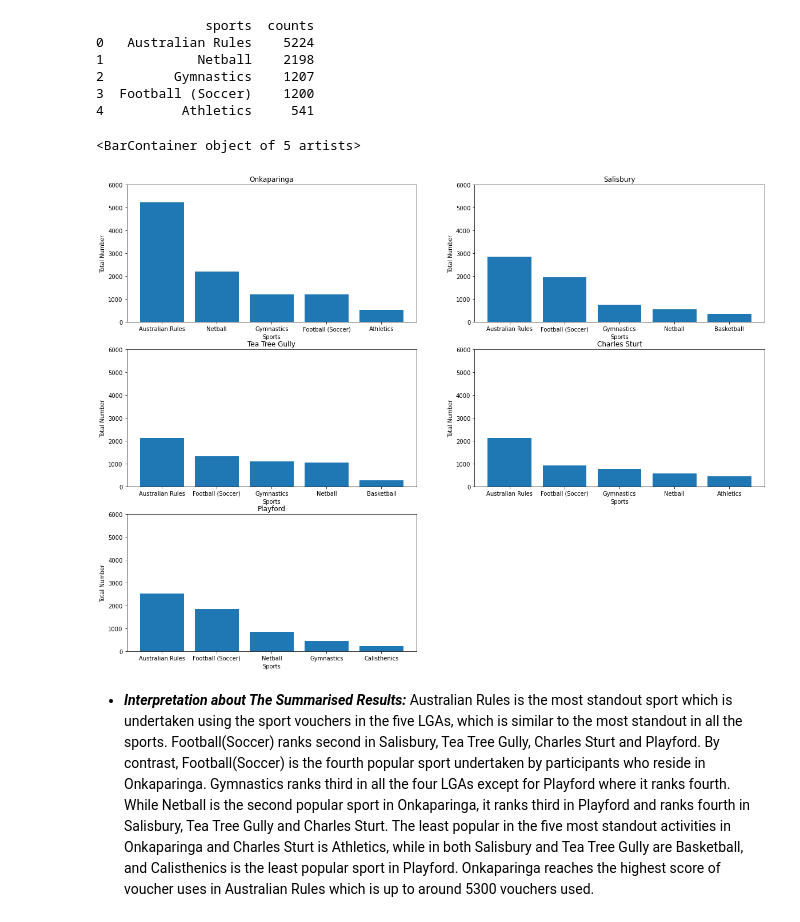
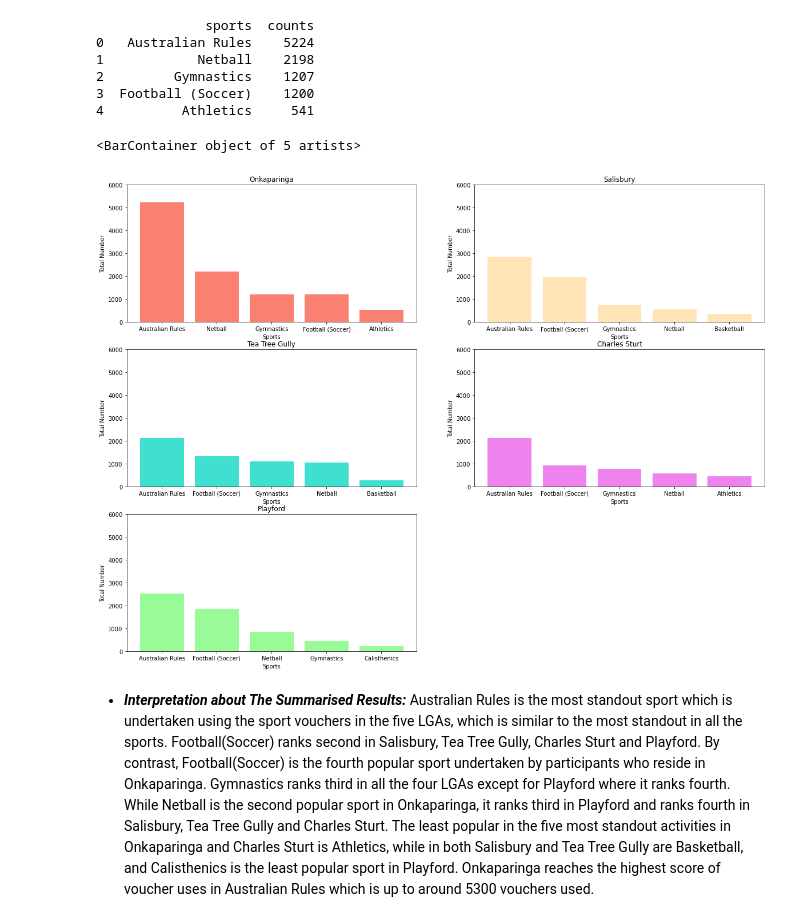
Before and after one commit to xuyenlinhHuynh/data-science-portfolio-xuyenlinhHuynh, a Jupyter notebook: Portfolio 2.ipynb, the cells around one changed output. Saved outputs shown, nothing was run; the diff lists cells and outputs as text; code cells hidden in the pictures.

```diff
--- a/Portfolio 2.ipynb
+++ b/Portfolio 2.ipynb
@@ -352,42 +352,42 @@ plt.ylim(0,6000)
 plt.title("Onkaparinga")
 plt.xlabel("Sports")
 plt.ylabel("Total Number")
-plt.bar(df_first_lga['sports'], df_first_lga['counts'])
+plt.bar(df_first_lga['sports'], df_first_lga['counts'], color="salmon")
 
 # Salisbury
 plt.subplot(3,2,2)
 plt.ylim(0,6000)
 plt.title("Salisbury")
 plt.xlabel("Sports")
 plt.ylabel("Total Number")
-plt.bar(df_second_lga['sports'], df_second_lga['counts'])
+plt.bar(df_second_lga['sports'], df_second_lga['counts'], color="moccasin")
 
 # Tea Tree Gully
 plt.subplot(3,2,3)
 plt.ylim(0,6000)
 plt.title("Tea Tree Gully")
 plt.xlabel("Sports")
 plt.ylabel("Total Number")
-plt.bar(df_third_lga['sports'], df_third_lga['counts'])
+plt.bar(df_third_lga['sports'], df_third_lga['counts'], color= "turquoise")
 
 # Playford
 plt.subplot(3,2,4)
 plt.ylim(0,6000)
 plt.title("Charles Sturt")
 plt.xlabel("Sports")
 plt.ylabel("Total Number")
-plt.bar(df_fourth_lga['sports'], df_fourth_lga['counts'])
+plt.bar(df_fourth_lga['sports'], df_fourth_lga['counts'], color= "violet")
 
 # Charles Sturt
 plt.subplot(3,2,5)
 plt.ylim(0,6000)
 plt.title("Playford")
 plt.xlabel("Sports")
 plt.ylabel("Total Number")
-plt.bar(df_fifth_lga['sports'], df_fifth_lga['counts'])
+plt.bar(df_fifth_lga['sports'], df_fifth_lga['counts'], color = "palegreen")
 # %% [output]
 <BarContainer object of 5 artists>
-[figure, old version]
+[figure, new version]
 # %% [markdown]
 * **_Interpretation about The Summarised Results:_**
 Australian Rules is the most standout sport which is undertaken using the sport vouchers in the five LGAs, which is similar to the most standout in all the sports. Football(Soccer) ranks second in Salisbury, Tea Tree Gully, Charles Sturt and Playford. By contrast, Football(Soccer) is the fourth popular sport undertaken by participants who reside in Onkaparinga. Gymnastics ranks third in all the four LGAs except for Playford where it ranks fourth. While Netball is the second popular sport in Onkaparinga, it ranks third in Playford and ranks fourth in Salisbury, Tea Tree Gully and Charles Sturt. The least popular in the five most standout activities in Onkaparinga and Charles Sturt is Athletics, while in both Salisbury and Tea Tree Gully are Basketball, and Calisthenics is the least popular sport in Playford. Onkaparinga reaches the highest score of voucher uses in Australian Rules which is up to around 5300 vouchers used.
```
Also changed, not shown: parts of 13 cells of this notebook.
